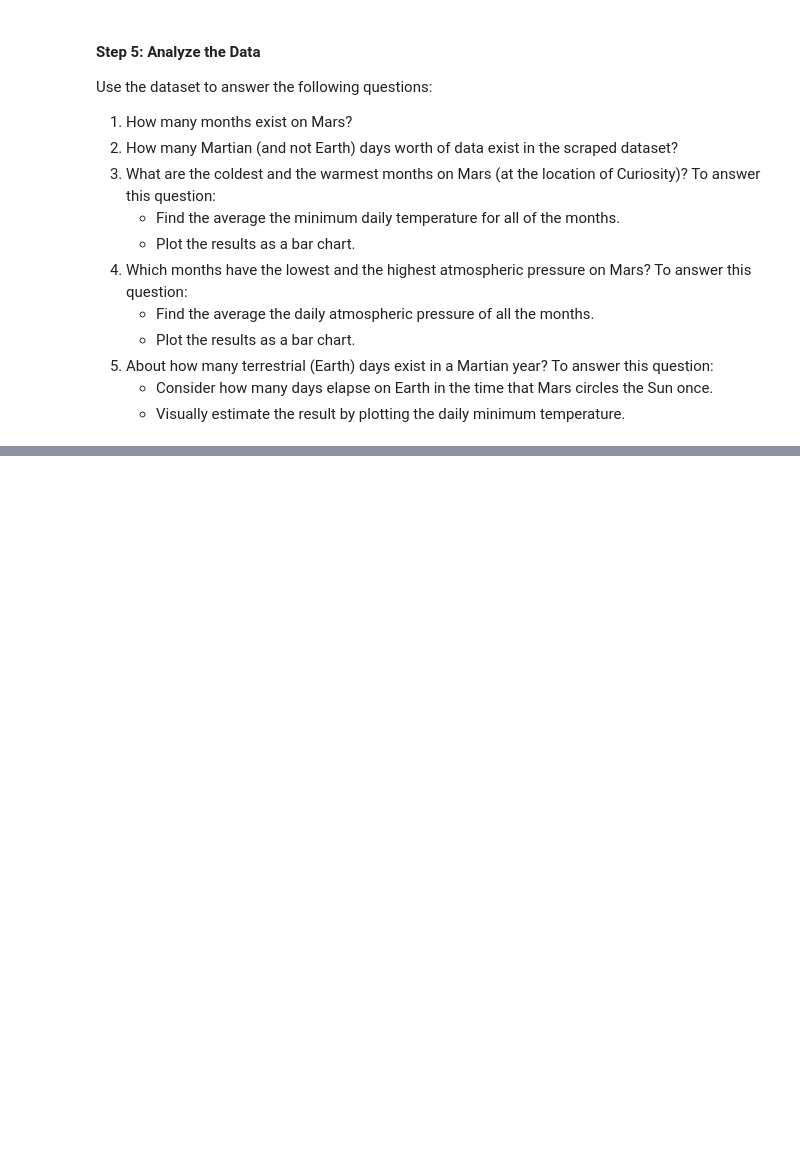
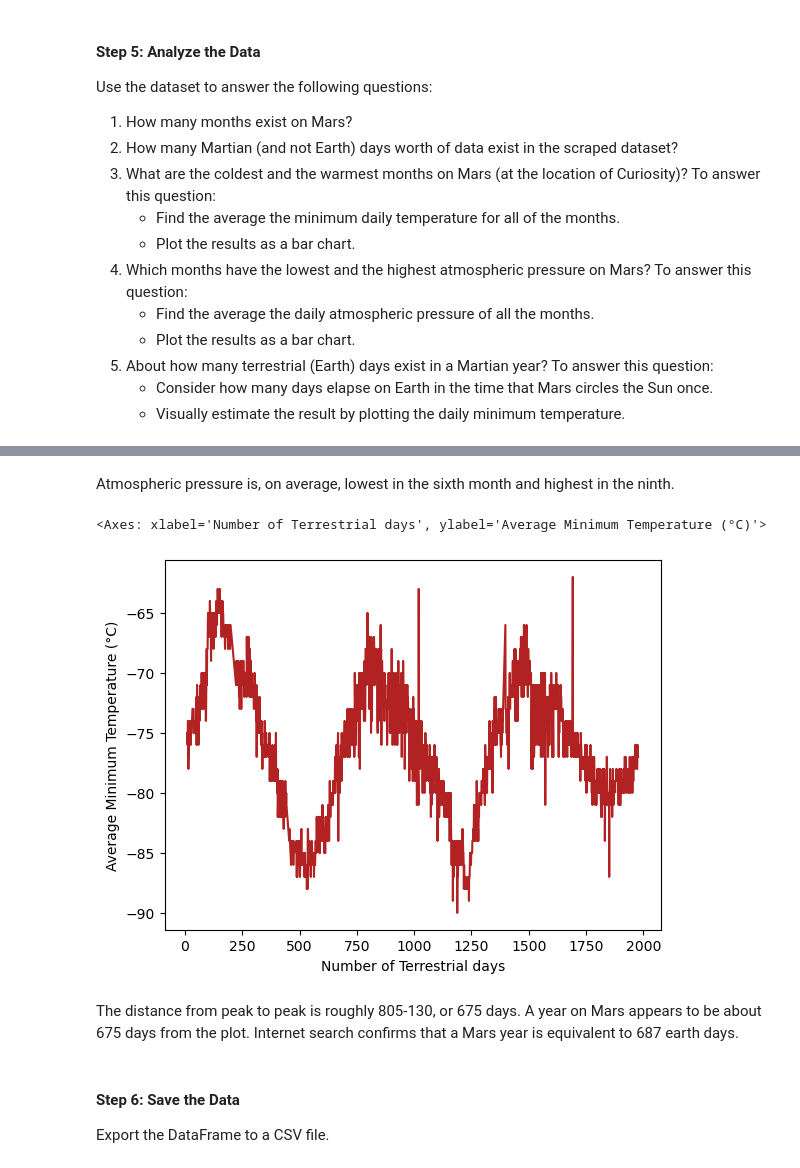
Before and after one commit to hrollin5/mars-scraping, a Jupyter notebook: weather_analysis.ipynb, the cells around one changed output, grey strips where cells are left out. Saved outputs shown, nothing was run; the diff lists cells and outputs as text; code cells hidden in the pictures; blank space fills up the shorter version.

```diff
--- a/weather_analysis.ipynb
+++ b/weather_analysis.ipynb
@@ -136,0 +224,15 @@ Use the dataset to answer the following questions:
+# %% [markdown]
+Atmospheric pressure is, on average, lowest in the sixth month and highest in the ninth.
+# %%
+# 5. How many terrestrial (earth) days are there in a Martian year?
+mars_df.plot(x= "sol", y="min_temp", ylabel = "Average Minimum Temperature (°C)", xlabel = "Number of Terrestrial days",
+            color = "firebrick", legend = False)
+# %% [output]
+<Axes: xlabel='Number of Terrestrial days', ylabel='Average Minimum Temperature (°C)'>
+[figure, added]
+# %% [markdown]
+The distance from peak to peak is roughly 805-130, or 675 days. A year on Mars appears to be about 675 days from the plot. Internet search confirms that a Mars year is equivalent to 687 earth days.
+# %% [markdown]
+#### Step 6: Save the Data
+
+Export the DataFrame to a CSV file.
```
Also changed, not shown: parts of 10 cells of this notebook.
